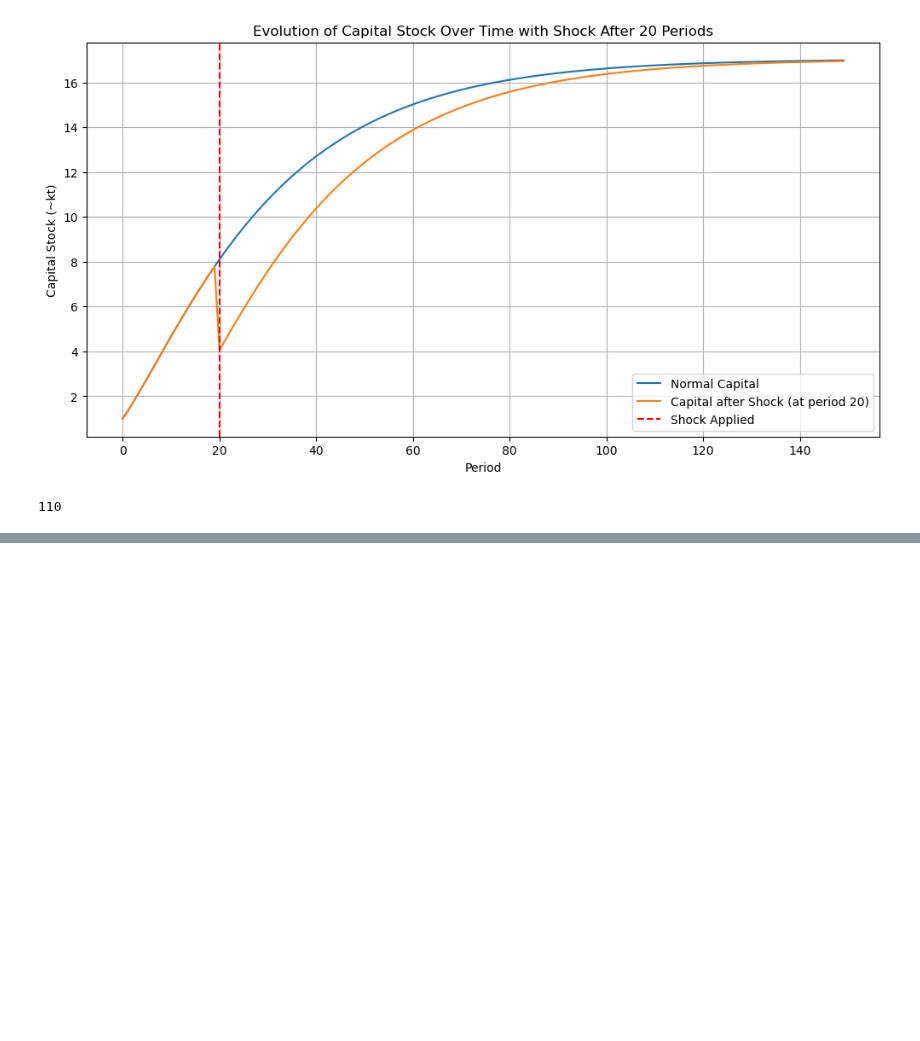
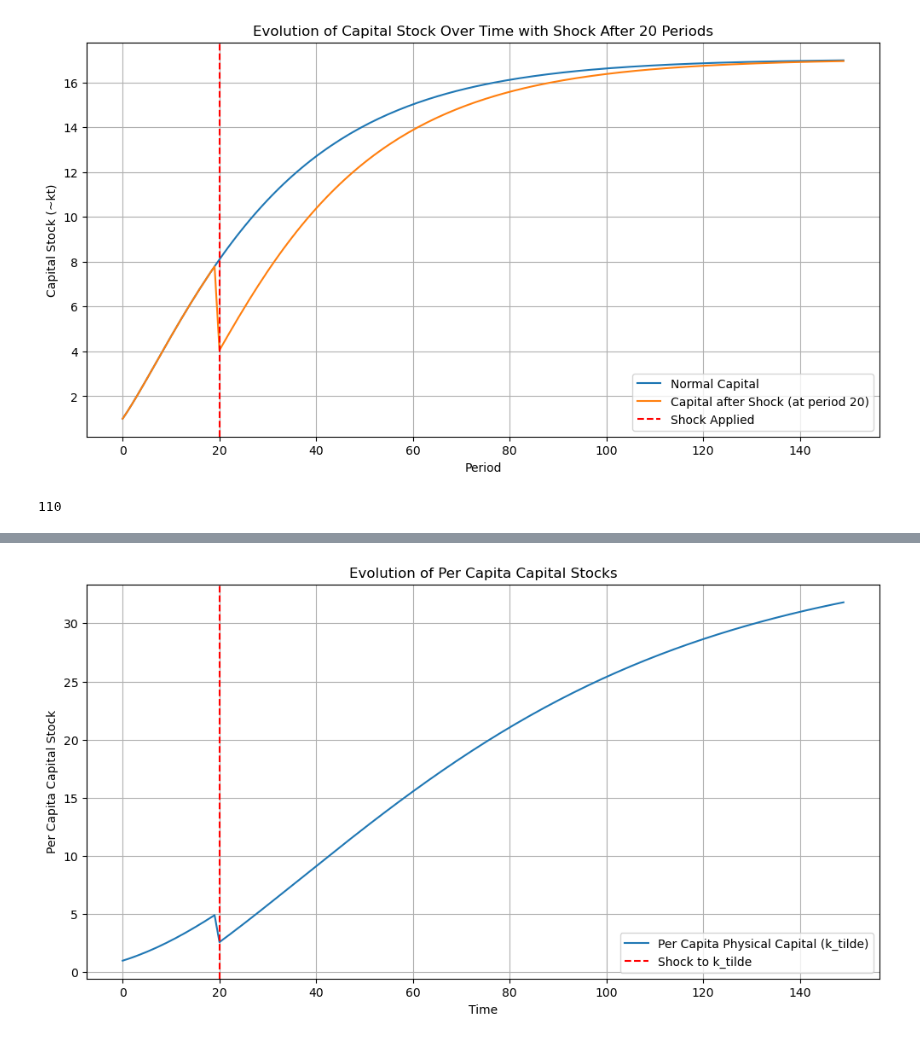
Before and after one commit to NumEconCopenhagen/projects-2024-frederik, a Jupyter notebook: modelproject/Model-project.ipynb, the cells around one changed output, grey strips where cells are left out. Cells and saved outputs as stored; diff of their text form; code cells hidden in the pictures; blank space fills up the shorter version.

```diff
--- a/modelproject/Model-project.ipynb
+++ b/modelproject/Model-project.ipynb
@@ -86,0 +134,64 @@ convergence_time
+# %%
+import numpy as np
+import matplotlib.pyplot as plt
+
+# Parameters
+alpha = 1/3  # Capital's share of output
+phi = 1/3    # Human capital's share of output
+s_K = 0.2    # Savings rate for physical capital
+s_H = 0.2    # Savings rate for human capital
+delta = 0.02 # Depreciation rate
+n = 0.02     # Population growth rate
+g = 0.02     # Technological growth rate
+
+# Simulation setup
+periods = 150
+k_tilde = np.zeros(periods)  # Per capita physical capital
+h_tilde = np.zeros(periods)  # Per capita human capital
+k_tilde[0] = 1  # Initial per capita physical capital
+h_tilde[0] = 1  # Initial per capita human capital
+
+# Per capita production function
+def per_capita_production(k, h):
+    return k**alpha * h**phi
+
+# Run the simulation
+for t in range(1, periods):
+    y_tilde = per_capita_production(k_tilde[t-1], h_tilde[t-1])
+    k_tilde[t] = (s_K * y_tilde + (1 - delta) * k_tilde[t-1]) / (1 + n) / (1 + g)
+    h_tilde[t] = (s_H * y_tilde + (1 - delta) * h_tilde[t-1]) / (1 + n) / (1 + g)
+
+    # Apply a 50% shock to physical capital at period 20
+    if t == 20:
+        k_tilde[t] *= 0.5
+
+# Define the threshold for "closeness"
+threshold = 0.01  # 1% of the normal capital stock
+
+# Function to find when the capital stocks get within the threshold
+def find_convergence_time(k_normal, k_shock, threshold, start_period):
+    for t in range(start_period, len(k_normal)):
+        if np.abs(k_normal[t] - k_shock[t]) < threshold * k_normal[t]:
+            return t
+    return None
+
+# Calculate the convergence time starting after the shock
+convergence_time = find_convergence_time(k_tilde, k_tilde_shock, threshold, start_period=21)
+
+# Plotting the evolution of per capita capital over time
+plt.figure(figsize=(12, 6))
+plt.plot(k_tilde, label='Per Capita Physical Capital (k_tilde)')
+if convergence_time is not None:
+    plt.axvline(x=convergence_time, color='green', linestyle='--', label=f'Convergence at Period {convergence_time}')
+plt.axvline(x=20, color='red', linestyle='--', label='Shock to k_tilde')
+plt.title('Evolution of Per Capita Capital Stocks')
+plt.xlabel('Time')
+plt.ylabel('Per Capita Capital Stock')
+plt.legend()
+plt.grid(True)
+plt.show()
+
+# Output the convergence time if found
+convergence_time
+# %% [output]
+[figure, added]
```
Also changed, not shown: parts of 1 cell of this notebook.
